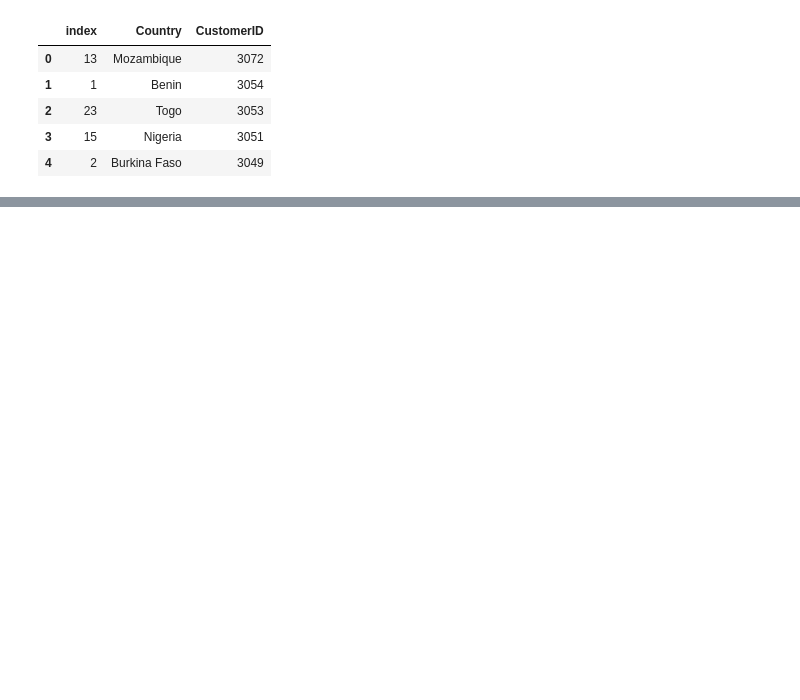
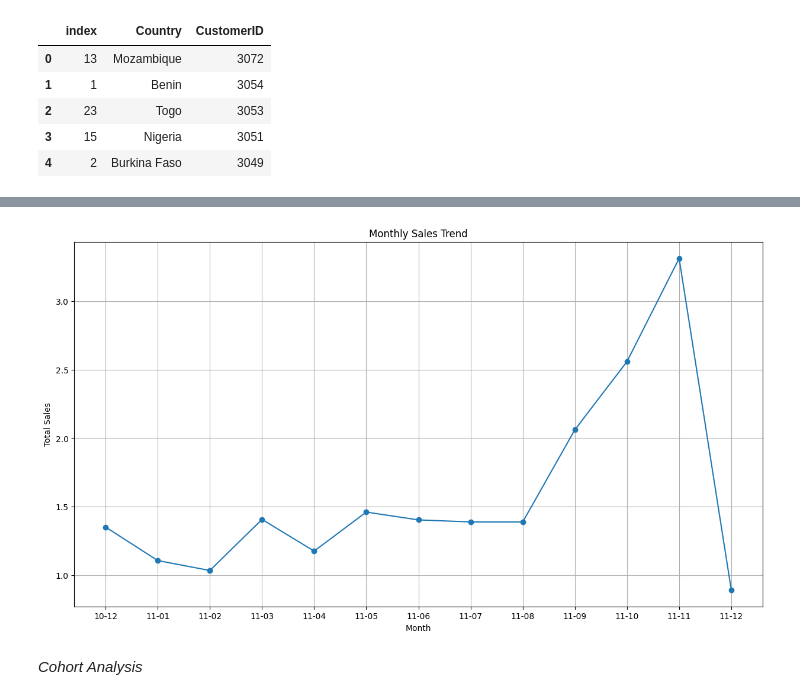
Before and after one commit to chemutai254/DATA, a Jupyter notebook: AMDARI/Cohort_Analysis/Cohort_Analysis.ipynb, the cells around one changed output, grey strips where cells are left out. Saved outputs shown, nothing was run; the diff lists cells and outputs as text; code cells hidden in the pictures; blank space fills up the shorter version.

```diff
--- a/AMDARI/Cohort_Analysis/Cohort_Analysis.ipynb
+++ b/AMDARI/Cohort_Analysis/Cohort_Analysis.ipynb
@@ -168,0 +162,14 @@ customer_by_country.head()
+# %%
+# Create a line plot
+plt.figure(figsize=(15, 8))
+plt.plot(monthly_sales.index.strftime("%y-%m"), (monthly_sales.values)/1e6, marker='o')
+plt.title('Monthly Sales Trend')
+plt.xlabel('Month')
+plt.ylabel('Total Sales')
+# plt.xticks(rotation=45)
+plt.grid(True)
+plt.show()
+# %% [output]
+[figure, added]
+# %% [markdown]
+*Cohort Analysis*
```
Also changed, not shown: parts of 24 cells of this notebook.
